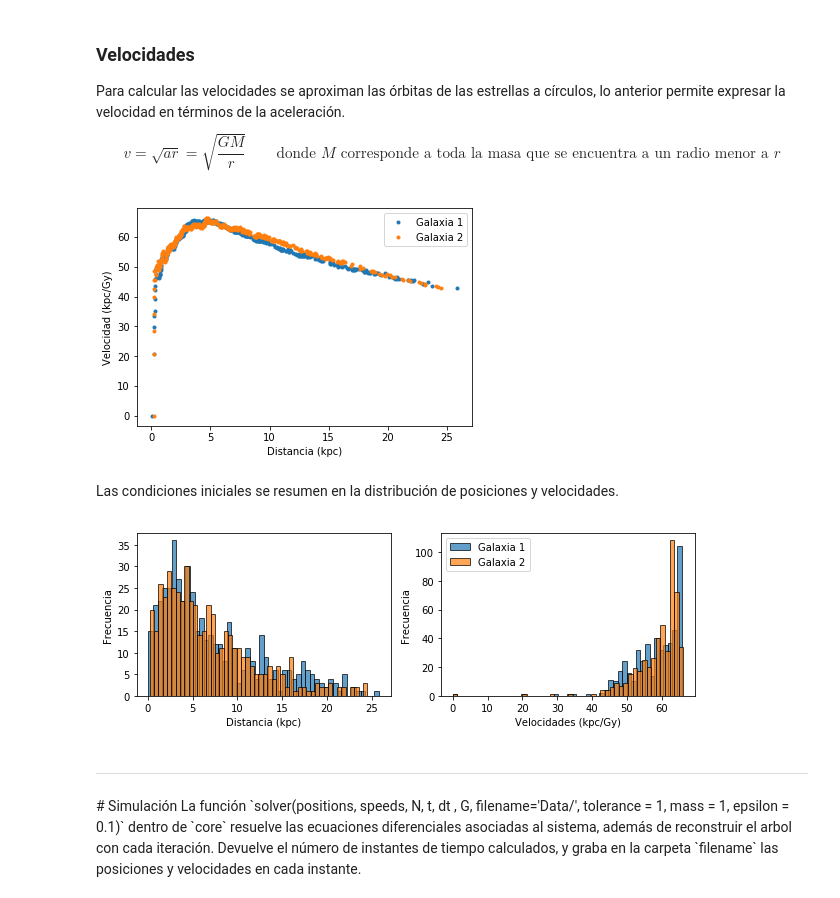
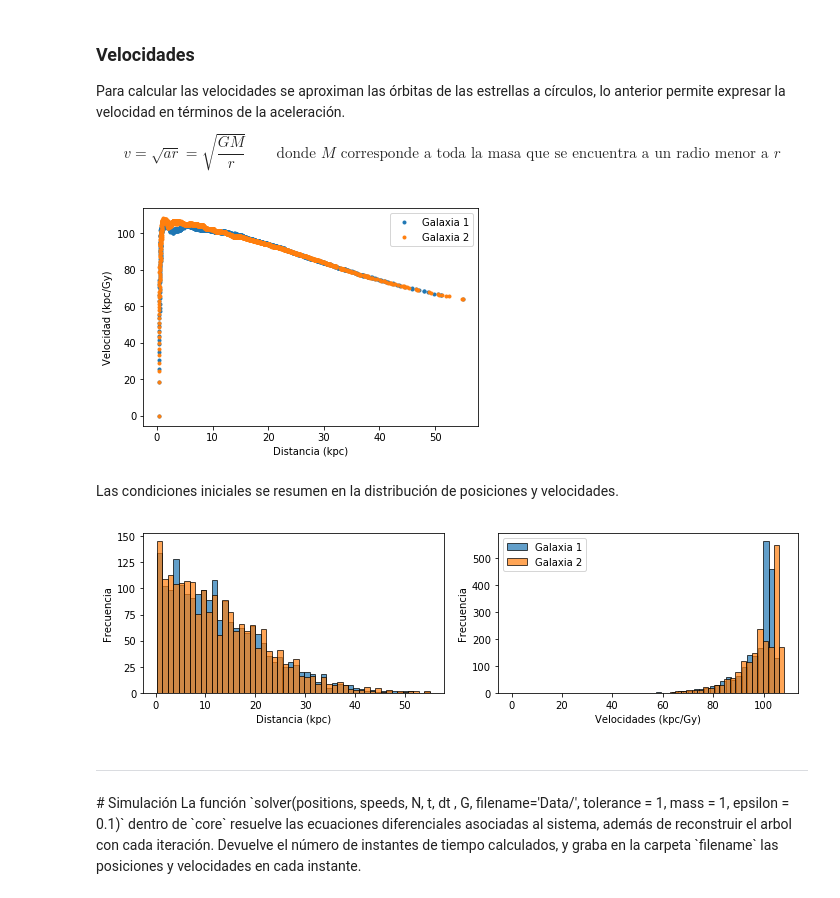
Before and after one commit to jsbarbosa/astro-hut, a Jupyter notebook: c_build/Galaxy dynamics.ipynb, the cells around one changed output. Drawn from its saved outputs; the diff is of its cells as text; code cells hidden in the pictures.

```diff
--- a/c_build/Galaxy dynamics.ipynb
+++ b/c_build/Galaxy dynamics.ipynb
@@ -122,0 +58,15 @@ plt.show()
+# %%
+N = 4096
+M_T = 5e10/1e7
+M = 2.0*M_T/N #two galaxies
+G = 44.97
+epsilon = 0.001*55
+
+N_first = int(0.5*N)
+N_second = int(N-N_first)
+theta = np.pi/4
+
+rotx, roty, rotz = rotation_matrixes(theta)
+
+galaxy1 = simple_disk(N_first, 55)
+galaxy2 = simple_disk(N_second, 55)
@@ -159,20 +93,35 @@ speeds[:, N_half:] = speeds2
+# %%
+speeds1 = speeds_generator(galaxy1, G, M)
+speeds2 = speeds_generator(galaxy2, G, M)
+
+galaxy2 = np.dot(rotx, galaxy2)
+speeds2 = np.dot(rotx, speeds2)
+
+system = np.zeros((3, N))
+system[:, :N_first] = galaxy1
+system[:, N_first:] = galaxy2 + 2*55
+speeds = np.zeros_like(system)
+
+speeds[:, :N_first] = speeds1
+speeds[:, N_first:] = speeds2
 # %%
 galaxy_speeds = [speeds1, speeds2]
-distances = [distances1, distances2]
+distances = [galaxy1, galaxy2]
 labels = ["Galaxia 1", "Galaxia 2"]
 for i in range(2):
     sp = np.sqrt(np.sum(galaxy_speeds[i]**2, axis = 0))
     d = np.sqrt(np.sum(distances[i]**2, axis = 0))
     plt.plot(d, sp, "o", ms = 3, label = labels[i])
     galaxy_speeds[i] = sp
     distances[i] = d
 
 plt.xlabel("Distancia (kpc)")
 plt.ylabel("Velocidad (kpc/Gy)")
 plt.legend()
+plt.savefig("rotation_curve.pdf")
 plt.show()
 # %% [output]
-[figure, old version]
+[figure, new version]
 # %% [markdown]
 Las condiciones iniciales se resumen en la distribución de posiciones y velocidades.
 # %%
@@ -184,9 +133,11 @@ for i in range(2):
 axes[0].set_xlabel("Distancia (kpc)")
 axes[1].set_xlabel("Velocidades (kpc/Gy)")
 axes[1].legend()
+plt.tight_layout()
+plt.savefig("galaxy_distribution.pdf")
 plt.show()
 # %% [output]
-[figure, old version]
+[figure, new version]
 # %% [markdown]
 <hr style="height:2px">
 # Simulación
```
Also changed, not shown: parts of 6 cells of this notebook, 19 other files.
